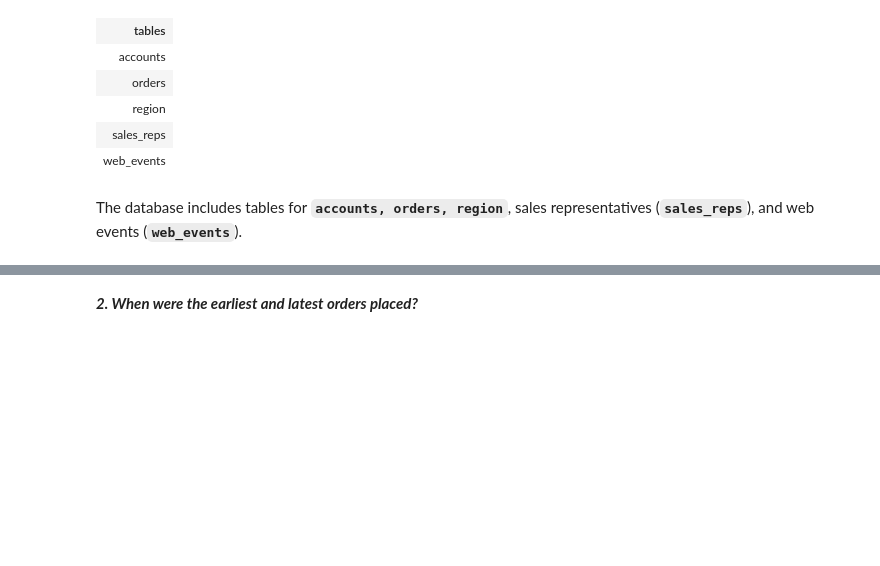
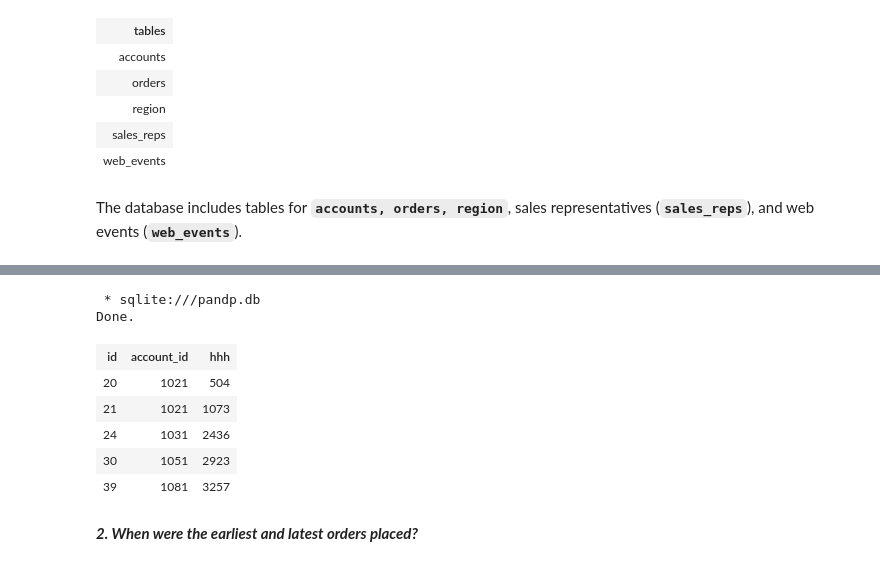
Before and after one commit to bramuelaswani/ML-DL-Related, a Jupyter notebook: Parch & Posey Database.ipynb, the cells around one changed output, grey strips where cells are left out. Cells and saved outputs as stored; diff of their text form; code cells hidden in the pictures; blank space fills up the shorter version.

```diff
--- a/Parch & Posey Database.ipynb
+++ b/Parch & Posey Database.ipynb
@@ -132,3 +128,22 @@ limit 10;]
+# %%
+%%sql
+select
+id, account_id,
+SUM(total) OVER (PARTITION BY gloss_qty order by id)
+as hhh
+from
+orders
+
+limit 5
+# %% [output]
+ * sqlite:///pandp.db
+Done.
+| id | account_id | hhh |
+| 20 | 1021 | 504 |
+| 21 | 1021 | 1073 |
+| 24 | 1031 | 2436 |
+| 30 | 1051 | 2923 |
+| 39 | 1081 | 3257 |
 # %% [markdown]
 ***2. When were the earliest and latest orders placed?***
 # %%
```
Also changed, not shown: parts of 12 cells of this notebook.
